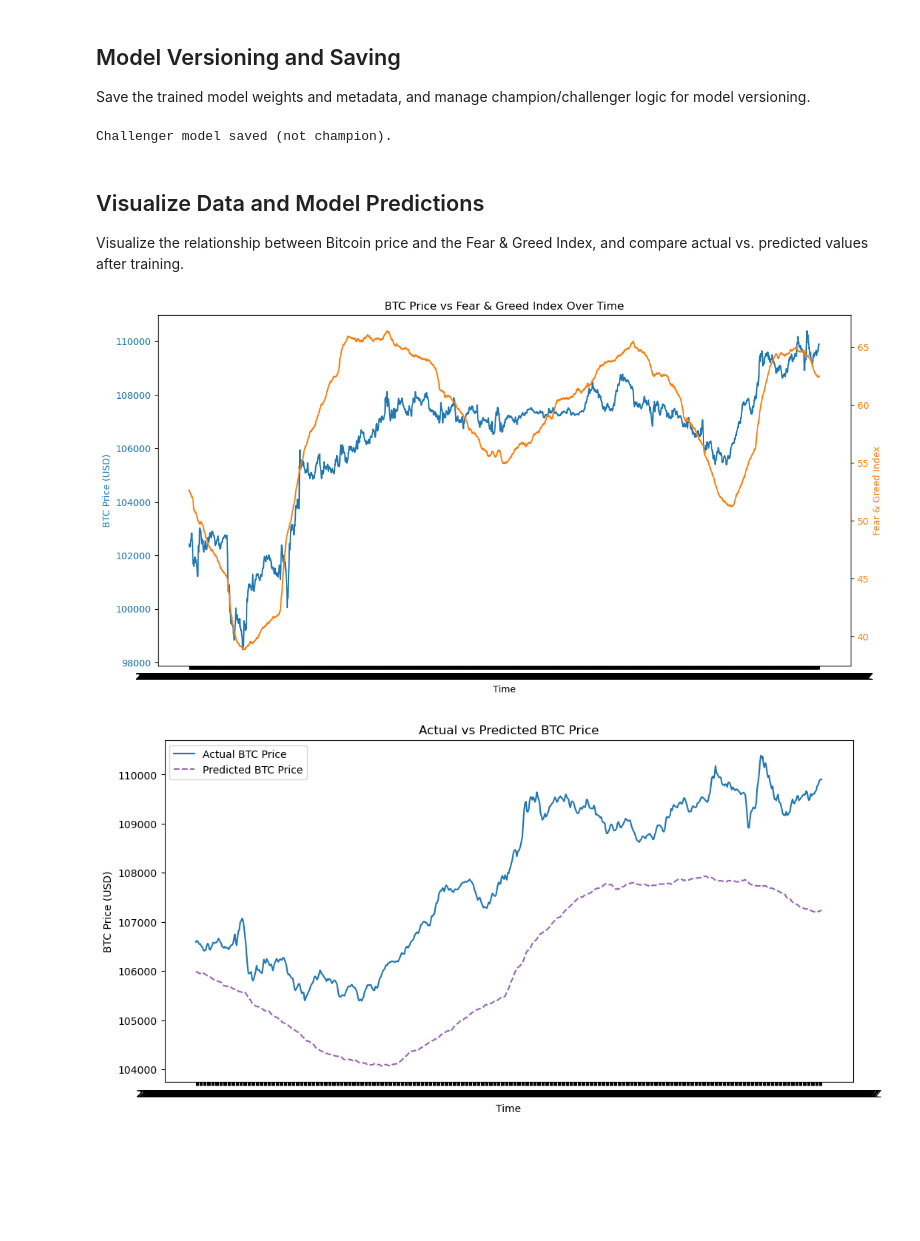
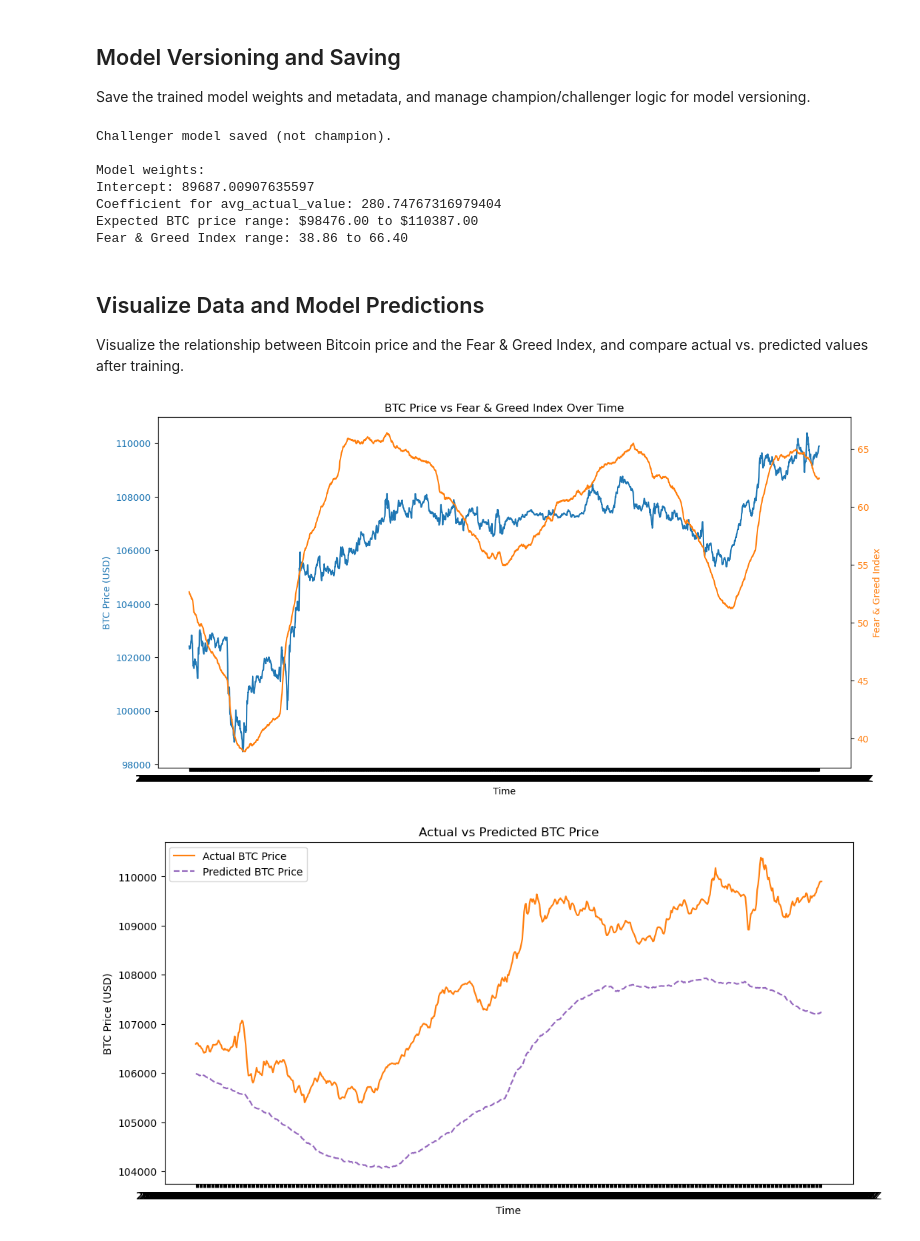
Before and after one commit to elarsaks/gha_ml_pipeline, a Jupyter notebook: python_train/linear_regression_training.ipynb, the cells around one changed output. Cells and saved outputs as stored; diff of their text form; code cells hidden in the pictures; blank space fills up the shorter version.

Commit message:
Fix bug in the model.

```diff
--- a/python_train/linear_regression_training.ipynb
+++ b/python_train/linear_regression_training.ipynb
@@ -49,15 +70,28 @@ Save the trained model weights and metadata, and manage champion/challenger logi
 # %%
 # Prepare weights DataFrame
 weights_df = pl.DataFrame({
-    'feature': ['intercept', 'fear_greed_index'],
+    'feature': ['intercept', 'avg_actual_value'],  # Fixed: use actual column name from training data
     'weight': [model.intercept_, model.coef_[0]]
 })
 
 # Use the utility function to save the model and handle versioning
 result_msg = save_model(weights_df, mse, '../models')
 print(result_msg)
+
+# Debug: Print the model weights to verify
+print(f"\nModel weights:")
+print(f"Intercept: {model.intercept_}")
+print(f"Coefficient for avg_actual_value: {model.coef_[0]}")
+print(f"Expected BTC price range: ${y.min():.2f} to ${y.max():.2f}")
+print(f"Fear & Greed Index range: {X.min():.2f} to {X.max():.2f}")
 # %% [output]
 Challenger model saved (not champion).
+
+Model weights:
+Intercept: 89687.00907635597
+Coefficient for avg_actual_value: 280.74767316979404
+Expected BTC price range: $98476.00 to $110387.00
+Fear & Greed Index range: 38.86 to 66.40
 # %% [markdown]
 ## Visualize Data and Model Predictions
 Visualize the relationship between Bitcoin price and the Fear & Greed Index, and compare actual vs. predicted values after training.
@@ -68,32 +102,32 @@ def plot_btc_vs_fear_greed(df):
     fig, ax1 = plt.subplots(figsize=(12, 6))
     color = 'tab:blue'
     ax1.set_xlabel('Time')
     ax1.set_ylabel('BTC Price (USD)', color=color)
     ax1.plot(df['interval_end_time'].to_numpy(), df['close_bitcoin_price_usd'].to_numpy(), color=color, label='BTC Price')
     ax1.tick_params(axis='y', labelcolor=color)
 
     ax2 = ax1.twinx()
     color = 'tab:orange'
     ax2.set_ylabel('Fear & Greed Index', color=color)
     ax2.plot(df['interval_end_time'].to_numpy(), df['avg_actual_value'].to_numpy(), color=color, label='Fear & Greed Index')
     ax2.tick_params(axis='y', labelcolor=color)
 
     fig.tight_layout()
     plt.title('BTC Price vs Fear & Greed Index Over Time')
     plt.show()
 
 # Visualize the data before training
 plot_btc_vs_fear_greed(df)
 
 # After training, plot actual vs predicted BTC price
 plt.figure(figsize=(12, 6))
-plt.plot(df['interval_end_time'].to_numpy()[split_idx:], y_test, label='Actual BTC Price', color='tab:blue')
+plt.plot(df['interval_end_time'].to_numpy()[split_idx:], y_test, label='Actual BTC Price', color='tab:orange')
 plt.plot(df['interval_end_time'].to_numpy()[split_idx:], y_pred, label='Predicted BTC Price', color='tab:purple', linestyle='--')
 plt.xlabel('Time')
 plt.ylabel('BTC Price (USD)')
 plt.title('Actual vs Predicted BTC Price')
 plt.legend()
 plt.show()
 # %% [output]
 [figure]
-[figure, old version]
+[figure, new version]
```
Also changed, not shown: parts of 1 cell of this notebook, 12 other files.
